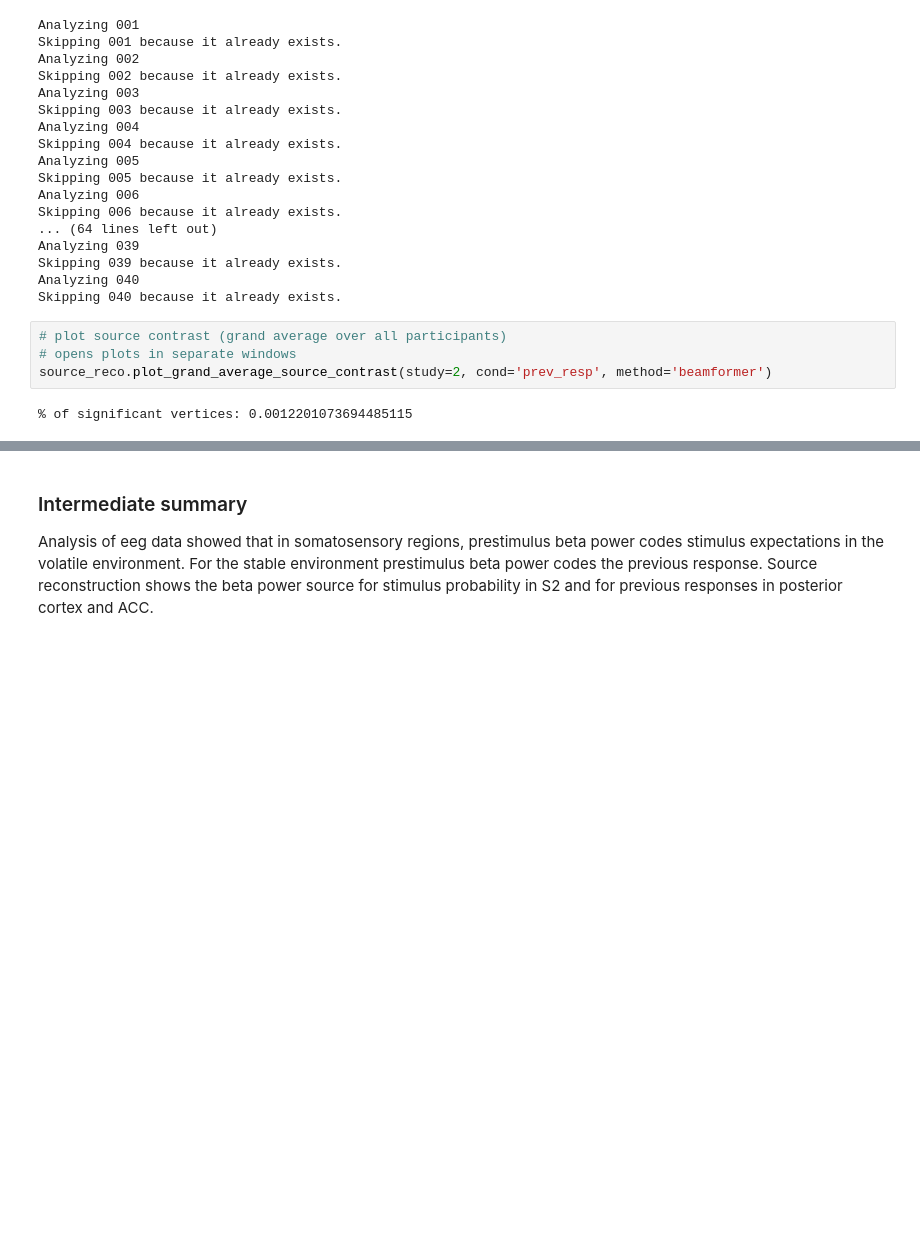
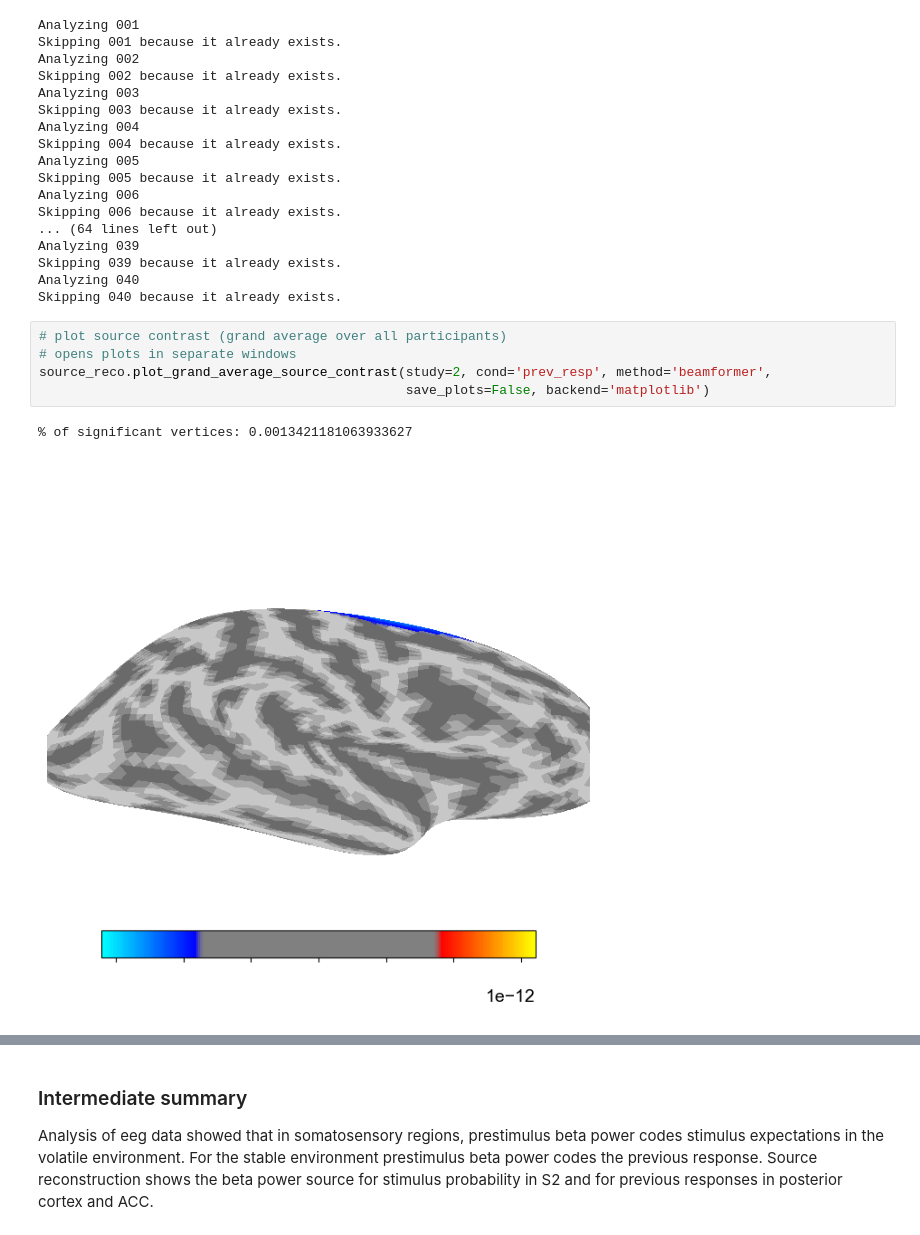
Before and after one commit to CarinaFo/ExPeCoN_ms, a Jupyter notebook: code/notebooks/expecon_ms.ipynb, the cells around one changed output, grey strips where cells are left out. Saved outputs shown, nothing was run; the diff lists cells and outputs as text; blank space fills up the shorter version.

Commit message:
updated source plot function for notebook

```diff
--- a/code/notebooks/expecon_ms.ipynb
+++ b/code/notebooks/expecon_ms.ipynb
@@ -299,6 +317,8 @@ Skipping 040 because it already exists.
 # %%
 # plot source contrast (grand average over all participants)
 # opens plots in separate windows
-source_reco.plot_grand_average_source_contrast(study=2, cond='prev_resp', method='beamformer')
+source_reco.plot_grand_average_source_contrast(study=2, cond='prev_resp', method='beamformer',
+                                               save_plots=False, backend='matplotlib')
 # %% [output]
-% of significant vertices: 0.0012201073694485115
+% of significant vertices: 0.0013421181063933627
+[figure, added]
```
Also changed, not shown: parts of 3 cells of this notebook.
